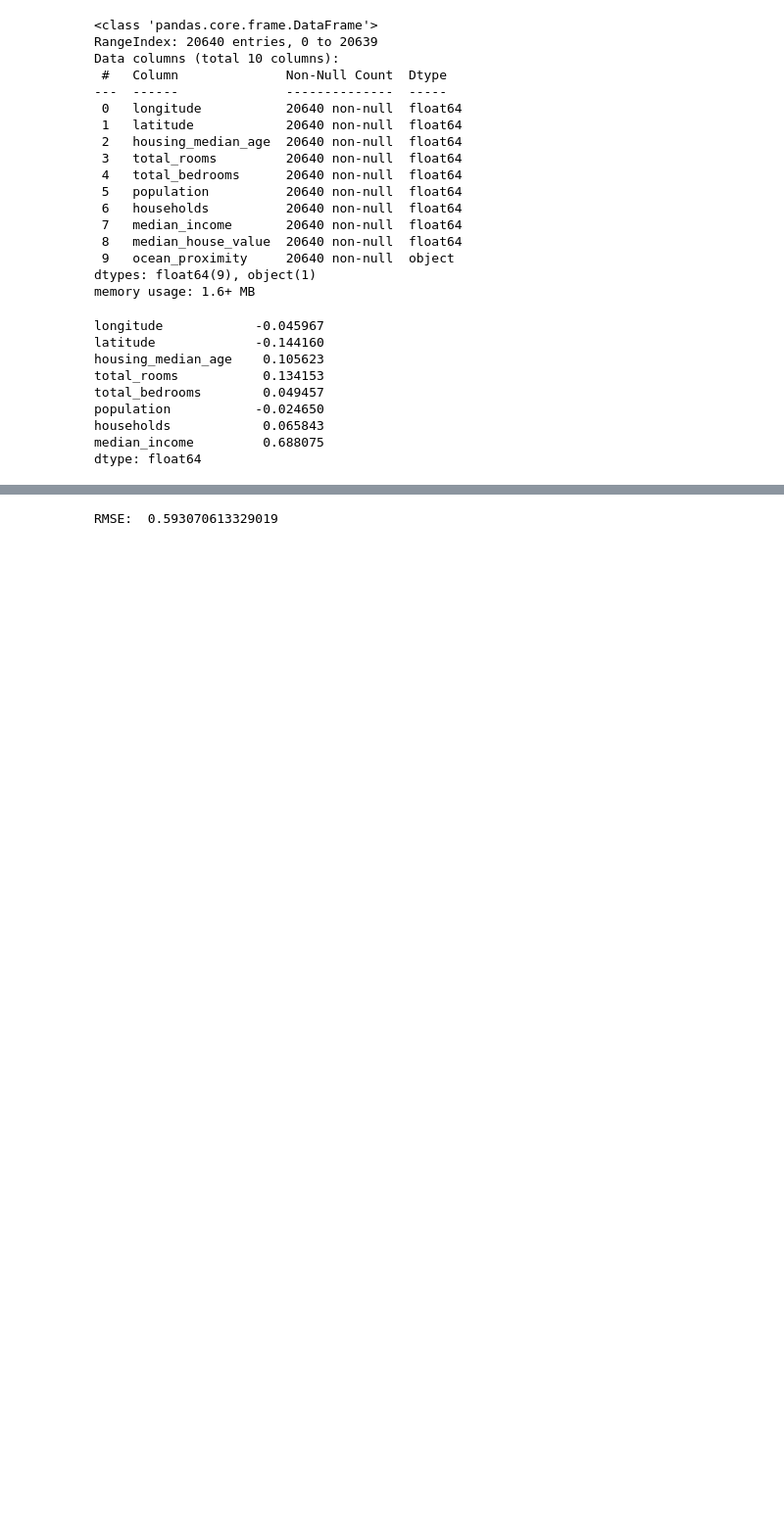
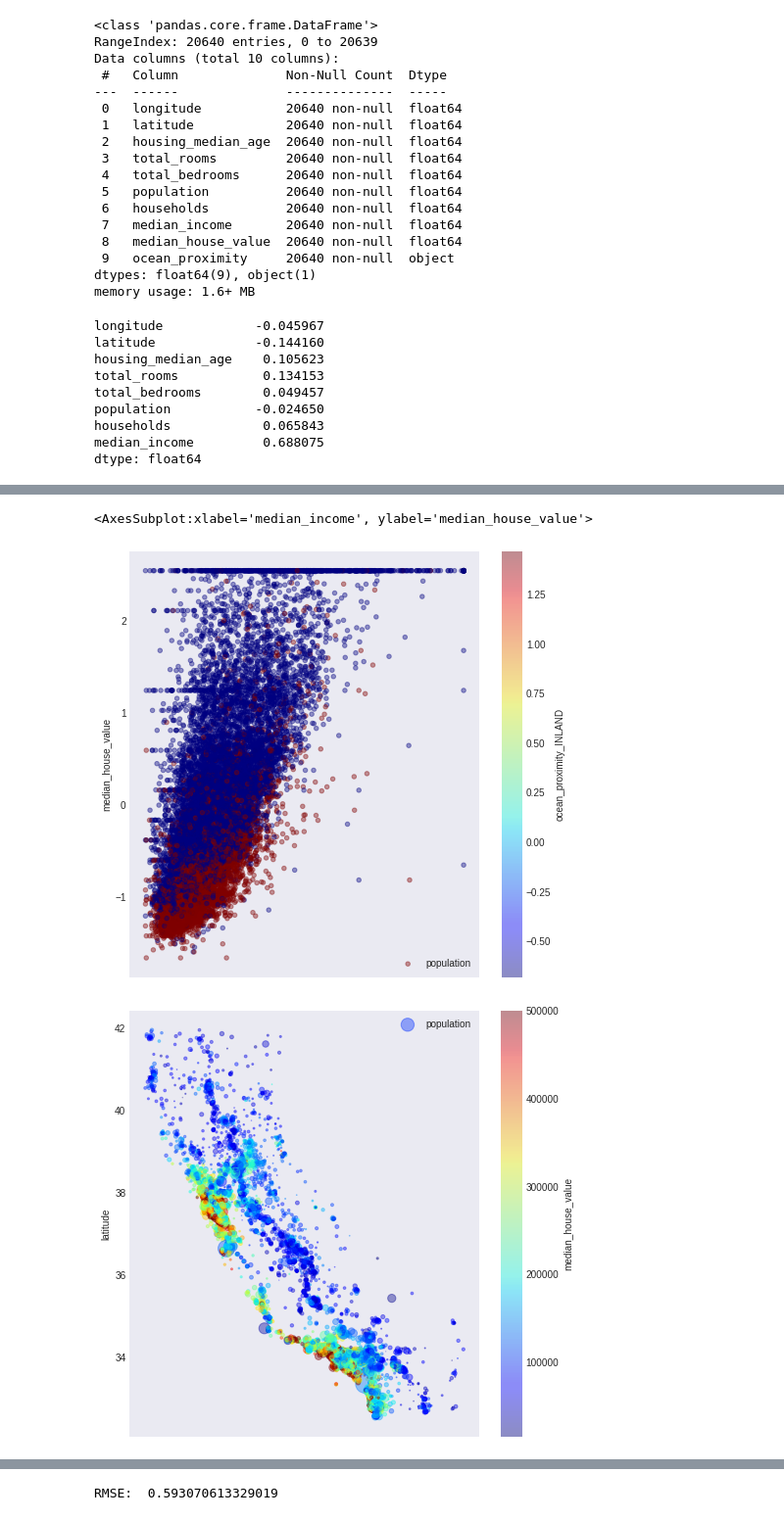
Before and after one commit to FIAP22IA/trabalho-final-python, a Jupyter notebook: trabalho.ipynb, the cells around one changed output, grey strips where cells are left out. Shown: that part at 98% size. Drawn from its saved outputs; the diff is of its cells as text; code cells hidden in the pictures; blank space fills up the shorter version.

```diff
--- a/trabalho.ipynb
+++ b/trabalho.ipynb
@@ -120,0 +114,27 @@ NEAR OCEAN
+# %%
+# Correlation between median_house_value and coordinates
+T = table.copy()
+TSx, TSy = (drop_column(['median_house_value'])(T), T['ocean_proximity'])
+T = get_dummies(T)
+T = P.DataFrame(StandardScaler().fit(T).transform(T), columns=T.columns)
+itn, itt = list(StratifiedShuffleSplit(n_splits=1, test_size=0.2, random_state=42).split(TSx, TSy))[0]
+TN, TT = (T.iloc[itn], T.iloc[itt])
+
+TN.plot( kind="scatter"
+       , figsize=(8,8)
+       , x='median_income'
+       , y='median_house_value'
+       , alpha=0.4
+       , label='population'
+       , c='ocean_proximity_INLAND'
+       , cmap=PP.get_cmap("jet")
+)
+
+train_set.plot(kind="scatter", figsize=(8, 8), x='longitude', y='latitude', alpha=0.4, s=train_set['population']/100, label='population', c="median_house_value", cmap=PP.get_cmap("jet"))
+T = table.copy()
+T['ocean_proximity'] = list(map( lambda x: 0 if x == 'INLAND' else 1,  T['ocean_proximity']))
+T.plot(kind="scatter", x="median_income", y='median_house_value', c='ocean_proximity', figsize=(8,8))
+# %% [output]
+<AxesSubplot:xlabel='median_income', ylabel='median_house_value'>
+[figure, added]
+[figure, added]
```
Also changed, not shown: parts of 8 cells of this notebook.
